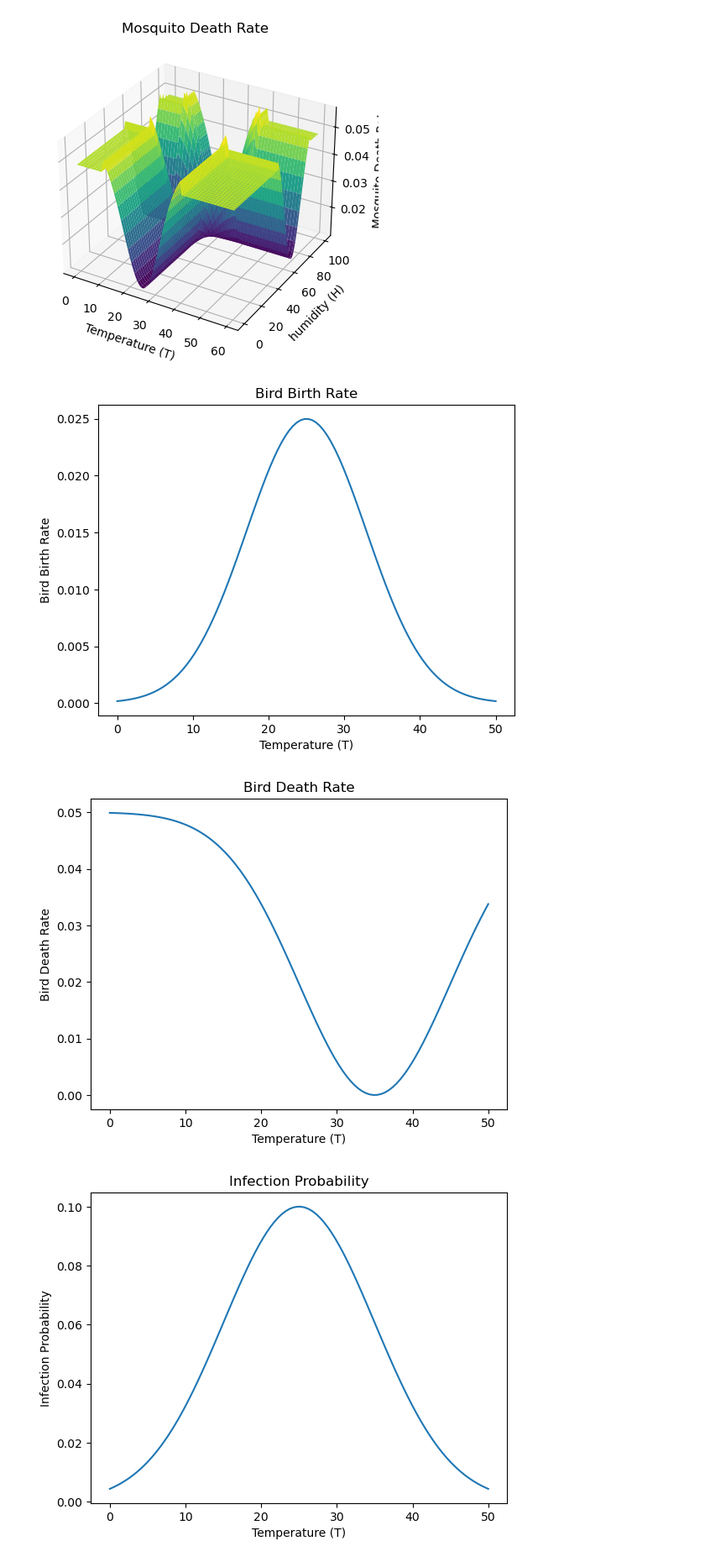
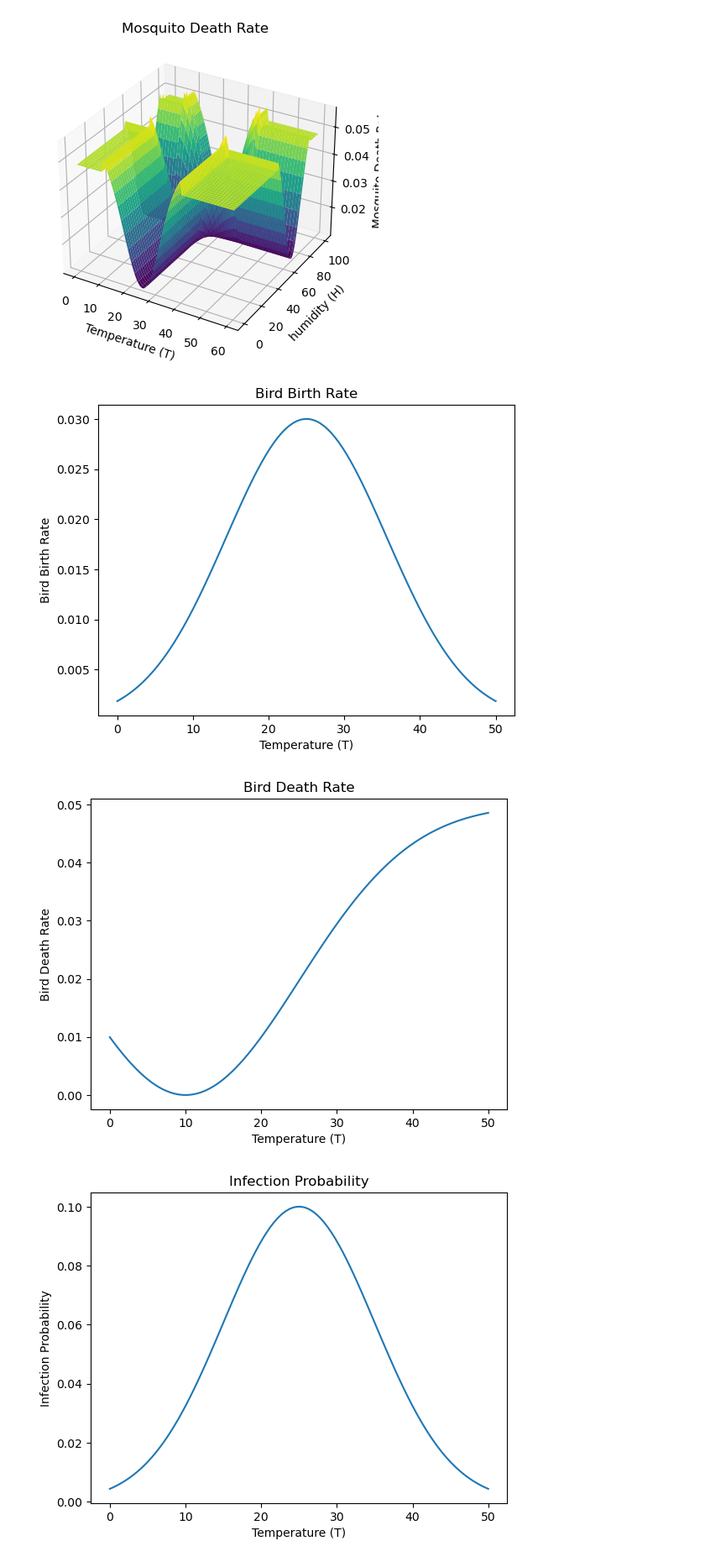
Before and after one commit to MatinMarjani/ABM-WNV, a Jupyter notebook: WNVParameters.ipynb, the cells around one changed output. Shown: that part at 84% size. Saved outputs shown, nothing was run; the diff lists cells and outputs as text; code cells hidden in the pictures.

```diff
--- a/WNVParameters.ipynb
+++ b/WNVParameters.ipynb
@@ -85,13 +85,14 @@ class WNVParameters:
 
     def bird_birth_rate(self, T, P):
         optimal_temp = 25  # Optimal temperature for American crows
-        variance = 0.008  # Decrease this value to make the curve wider
-        temp_factor = np.exp(-variance * (T - optimal_temp) ** 2)  # Gaussian function for temperature
-        return 0.05 * temp_factor * 0.5  # Decrease multiplier to make the peak lower
+        spread = 1.5  # Spread factor to control the steepness of the curve
+        variance = 0.01  # Decrease this value to make the curve wider
+        temp_factor = np.exp(-variance * ((T - optimal_temp) ** 2) / (spread ** 2))  # Gaussian function for temperature
+        return 0.03 * temp_factor # Decrease multiplier to make the peak lower
 
     def bird_death_rate(self, T):
-        optimal_temp = 35  # Optimal temperature for American crows
-        spread = 10  # Spread factor to control the steepness of the curve
+        optimal_temp = 10  # Optimal temperature for American crows
+        spread = 15  # Spread factor to control the steepness of the curve
         temp_factor = np.exp(-((T - optimal_temp) ** 2) / (2 * spread ** 2))
         # Adjusted to make the minimum death rate higher
         return 0.05 * (1 - temp_factor)
@@ -153,29 +155,31 @@ plot_surface(Z, 'Mosquito Death Rate')
 [figure]
 [figure]
 # %%
+# Instantiate the model
+model = WNVParameters()
 
 # Plot bird birth rate (only T, so no precipitation)
 T_bird = np.linspace(0, 50, 100)
 P_bird = np.linspace(0, 100, 100)
 Z_bird = model.bird_birth_rate(T_bird, P_bird)
 plt.figure()
 plt.plot(T_bird, Z_bird)
 plt.xlabel('Temperature (T)')
 plt.ylabel('Bird Birth Rate')
 plt.title('Bird Birth Rate')
 plt.show()
 
 # Plot bird death rate (only T, so no precipitation)
 Z_bird_death = model.bird_death_rate(T_bird)
 plt.figure()
 plt.plot(T_bird, Z_bird_death)
 plt.xlabel('Temperature (T)')
 plt.ylabel('Bird Death Rate')
 plt.title('Bird Death Rate')
 plt.show()
 # %% [output]
-[figure, old version]
+[figure, new version]
-[figure, old version]
+[figure, new version]
 # %%
 Z_infection = model.infection_probability(T_bird)
 plt.figure()
```
Also changed, not shown: parts of 1 cell of this notebook.
